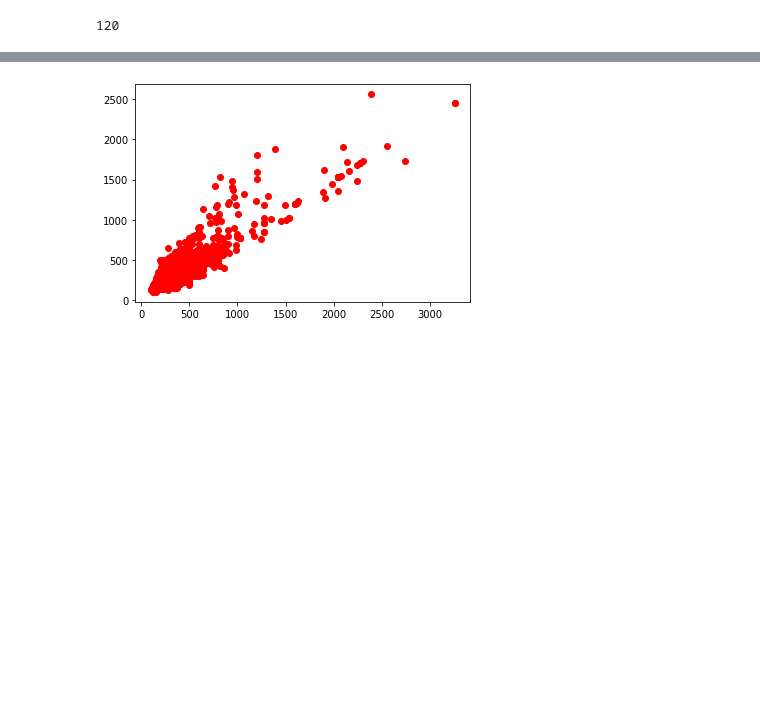
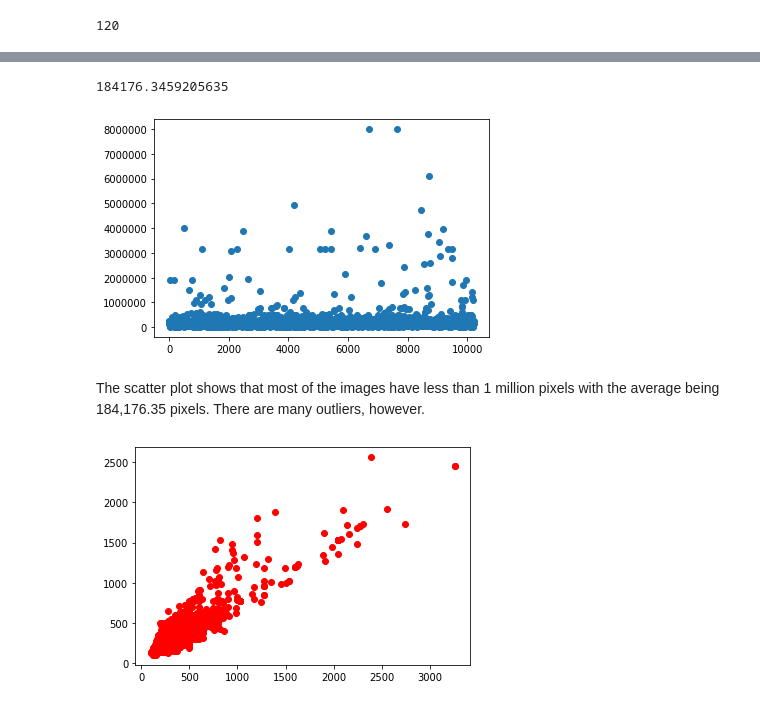
Before and after one commit to cisco3775/Image-Classifier-Using-TensorFlow, a Jupyter notebook: Image Classifier Using Tensorflow.ipynb, the cells around one changed output, grey strips where cells are left out. Saved outputs shown, nothing was run; the diff lists cells and outputs as text; code cells hidden in the pictures; blank space fills up the shorter version.

```diff
--- a/Image Classifier Using Tensorflow.ipynb
+++ b/Image Classifier Using Tensorflow.ipynb
@@ -123,6 +94,22 @@ for image in os.listdir(train_folder):
 # Creating the x and y values for the plot
 x_image_shape = [image_shape[row][1] for row in range(len(image_shape))]
 y_image_shape = [image_shape[row][0] for row in range(len(image_shape))]
+# %%
+# Creating list of the number of pixels per image
+num_pixels_list = [x_image_shape[row] * y_image_shape[row]  for row in range(len(x_image_shape))]
+num_pixels = np.array(num_pixels_list)
+# %%
+num_pixels.mean()
+# %% [output]
+184176.3459205635
+# %%
+# Scatter plot of the number of pixels of the training set images
+plt.scatter(range(len(num_pixels)), num_pixels)
+plt.show()
+# %% [output]
+[figure, added]
+# %% [markdown]
+The scatter plot shows that most of the images have less than 1 million pixels with the average being 184,176.35 pixels. There are many outliers, however.
 # %%
 # Plotting the sizes of the images
 plt.plot(x_image_shape, y_image_shape, 'ro')
```
Also changed, not shown: parts of 44 cells of this notebook.
